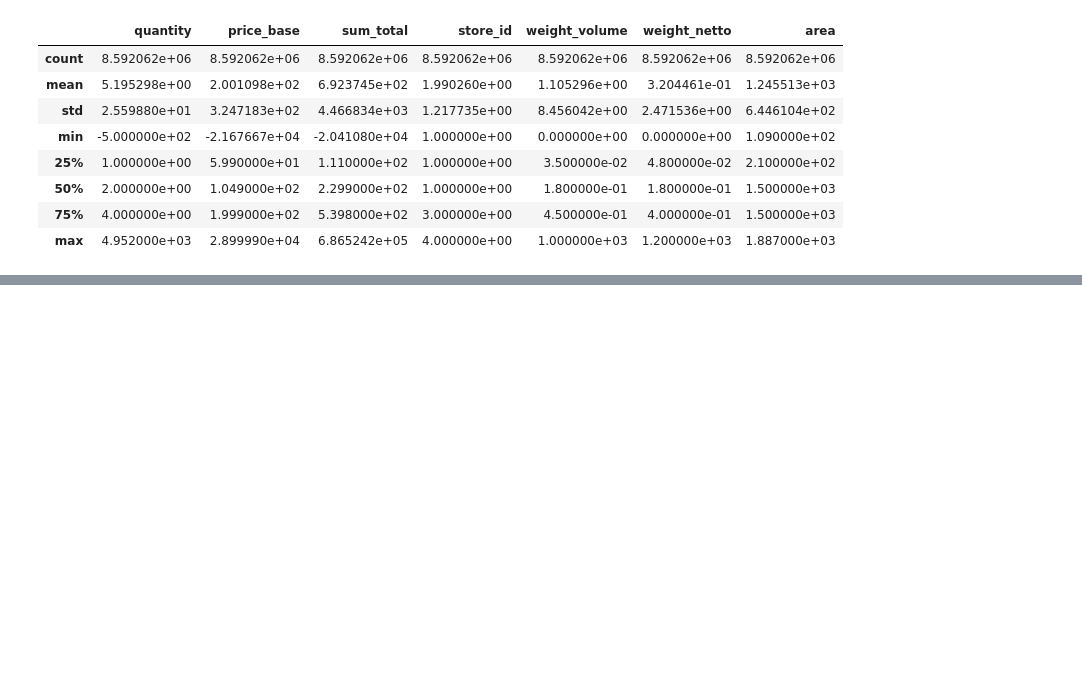
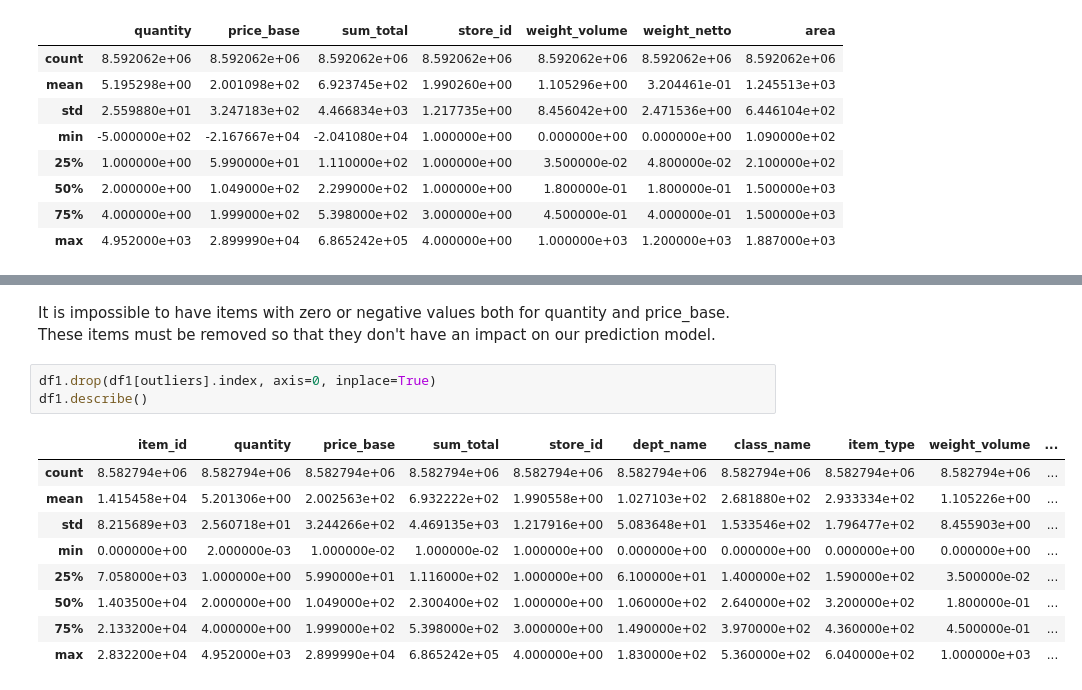
Before and after one commit to reagan-adajo/Capstone_Project, a Jupyter notebook: Project.ipynb, the cells around one changed output, grey strips where cells are left out. Cells and saved outputs as stored; diff of their text form; blank space fills up the shorter version.

```diff
--- a/Project.ipynb
+++ b/Project.ipynb
@@ -553,0 +632,15 @@ memory usage: 1.0+ GB
+# %% [markdown]
+It is impossible to have items with zero or negative values both for quantity and price_base. These items must be removed so that they don't have an impact on our prediction model.
+# %%
+df1.drop(df1[outliers].index, axis=0, inplace=True)
+df1.describe()
+# %% [output]
+|  | item_id | quantity | price_base | sum_total | store_id | dept_name | class_name | item_type | weight_volume | ... |
+| count | 8.582794e+06 | 8.582794e+06 | 8.582794e+06 | 8.582794e+06 | 8.582794e+06 | 8.582794e+06 | 8.582794e+06 | 8.582794e+06 | 8.582794e+06 | ... |
+| mean | 1.415458e+04 | 5.201306e+00 | 2.002563e+02 | 6.932222e+02 | 1.990558e+00 | 1.027103e+02 | 2.681880e+02 | 2.933334e+02 | 1.105226e+00 | ... |
+| std | 8.215689e+03 | 2.560718e+01 | 3.244266e+02 | 4.469135e+03 | 1.217916e+00 | 5.083648e+01 | 1.533546e+02 | 1.796477e+02 | 8.455903e+00 | ... |
+| min | 0.000000e+00 | 2.000000e-03 | 1.000000e-02 | 1.000000e-02 | 1.000000e+00 | 0.000000e+00 | 0.000000e+00 | 0.000000e+00 | 0.000000e+00 | ... |
+| 25% | 7.058000e+03 | 1.000000e+00 | 5.990000e+01 | 1.116000e+02 | 1.000000e+00 | 6.100000e+01 | 1.400000e+02 | 1.590000e+02 | 3.500000e-02 | ... |
+| 50% | 1.403500e+04 | 2.000000e+00 | 1.049000e+02 | 2.300400e+02 | 1.000000e+00 | 1.060000e+02 | 2.640000e+02 | 3.200000e+02 | 1.800000e-01 | ... |
+| 75% | 2.133200e+04 | 4.000000e+00 | 1.999000e+02 | 5.398000e+02 | 3.000000e+00 | 1.490000e+02 | 3.970000e+02 | 4.360000e+02 | 4.500000e-01 | ... |
+| max | 2.832200e+04 | 4.952000e+03 | 2.899990e+04 | 6.865242e+05 | 4.000000e+00 | 1.830000e+02 | 5.360000e+02 | 6.040000e+02 | 1.000000e+03 | ... |
```
Also changed, not shown: parts of 23 cells of this notebook.
